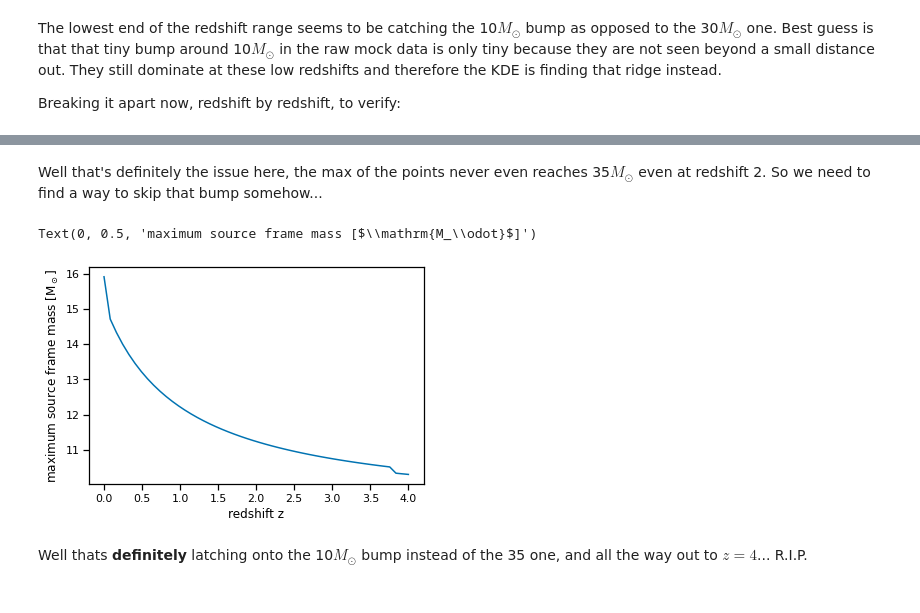
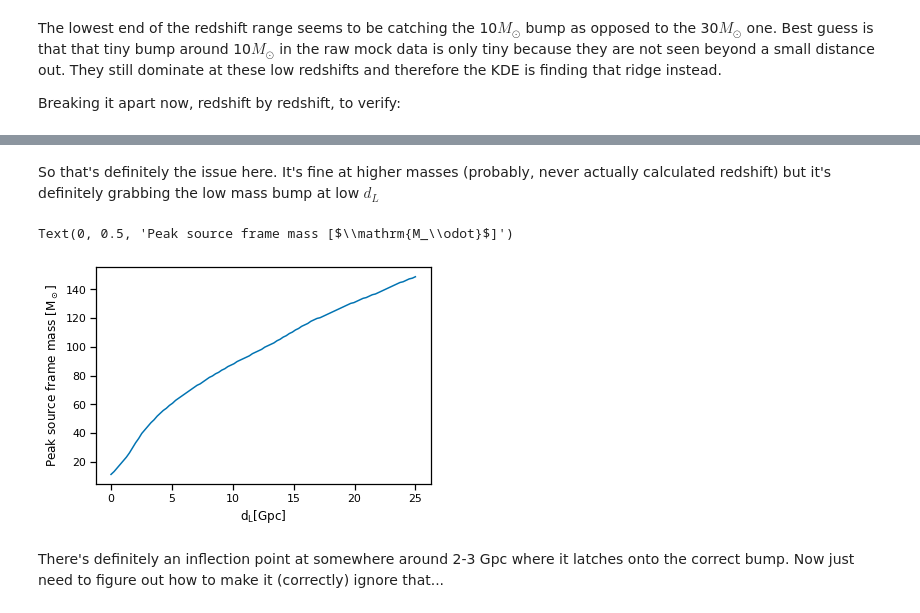
Before and after one commit to farr/FastMFCosmology, a Jupyter notebook: search-for-bump.ipynb, the cells around one changed output, grey strips where cells are left out. Drawn from its saved outputs; the diff is of its cells as text; code cells hidden in the pictures.

```diff
--- a/search-for-bump.ipynb
+++ b/search-for-bump.ipynb
@@ -227,12 +235,12 @@ Breaking it apart now, redshift by redshift, to verify:
 # %%
-m_max = 75
-zlim = 2
-mass_indices = np.linspace(0, m_max, 100)
-for index in np.linspace(0, zlim, 5):
-    pdf = [kde.pdf([index, i]) for i in mass_indices]
-    plt.plot(mass_indices, pdf, label=index)
-    plt.axvline(mass_indices[np.argmax(pdf)])
-plt.legend()
+m_max = 200
+dlim = 20
+mass_indices = np.linspace(0, m_max, 400)
+for j,d in enumerate(np.linspace(0, dlim, 5)):
+    pdf = [kde.pdf([d, i]) for i in mass_indices]
+    plt.plot(mass_indices, pdf,c=cmap[j], label=d)
+    plt.axvline(mass_indices[np.argmax(pdf)], c=cmap[j])
+plt.legend(title=r"$\mathrm{d_L}[Gpc]$")
 plt.xlabel(r"Mass [$\mathrm{M_\odot}$]")
 plt.ylabel(r"Probability Density [$\mathrm{M_\odot^{-1}}$]")
 # %% [output]
@@ -240,0 +251,11 @@ Text(0, 0.5, 'Probability Density [$\\mathrm{M_\\odot^{-1}}$]')
+# %%
+m_max = 125
+dlim = 10
+mass_indices = np.linspace(0, m_max, 400)
+for j,d in enumerate(np.linspace(0, dlim, 5)):
+    pdf = [kde.pdf([d, i]) for i in mass_indices]
+    plt.plot(mass_indices, pdf,c=cmap[j], label=d)
+    plt.axvline(mass_indices[np.argmax(pdf)], c=cmap[j])
+plt.legend(title=r"$\mathrm{d_L}[Gpc]$")
+plt.xlabel(r"Mass [$\mathrm{M_\odot}$]")
+plt.ylabel(r"Probability Density [$\mathrm{M_\odot^{-1}}$]")
@@ -241,17 +265,19 @@ Text(0, 0.5, 'Probability Density [$\\mathrm{M_\\odot^{-1}}$]')
 # %% [markdown]
-Well that's definitely the issue here, the max of the points never even reaches 35$M_\odot$ even at redshift 2. So we need to find a way to skip that bump somehow...
+So that's definitely the issue here. It's fine at higher masses (probably, never actually calculated redshift) but it's definitely grabbing the low mass bump at low $d_L$
 # %%
-n_iter = 50
+n_iter = 100
+m_max = 200
 max_masses = np.zeros(n_iter)
-redshifts = np.linspace(0, 4, n_iter)
-for j, index in enumerate(redshifts):
-    pdf = [kde.pdf([index, i]) for i in mass_indices]
+dls = np.linspace(0, 25, n_iter)
+mass_indices = np.linspace(0, m_max, 400)
+for j, d in enumerate(dls):
+    pdf = [kde.pdf([d, m]) for m in mass_indices]
     max_masses[j] = mass_indices[np.argmax(pdf)]
-plt.plot(redshifts, max_masses/(1+redshifts))
-plt.xlabel("redshift z")
-plt.ylabel(r"maximum source frame mass [$\mathrm{M_\odot}$]")
+plt.plot(dls, max_masses)
+plt.xlabel(r"$\mathrm{d_L}$[Gpc]")
+plt.ylabel(r"Peak source frame mass [$\mathrm{M_\odot}$]")
 # %% [output]
-Text(0, 0.5, 'maximum source frame mass [$\\mathrm{M_\\odot}$]')
+Text(0, 0.5, 'Peak source frame mass [$\\mathrm{M_\\odot}$]')
-[figure, old version]
+[figure, new version]
-# %% [markdown]
-Well thats **definitely** latching onto the 10$M_\odot$ bump instead of the 35 one, and all the way out to $z=4$... R.I.P.
+# %% [markdown]
+There's definitely an inflection point at somewhere around 2-3 Gpc where it latches onto the correct bump. Now just need to figure out how to make it (correctly) ignore that...
```
Also changed, not shown: parts of 9 cells of this notebook.
